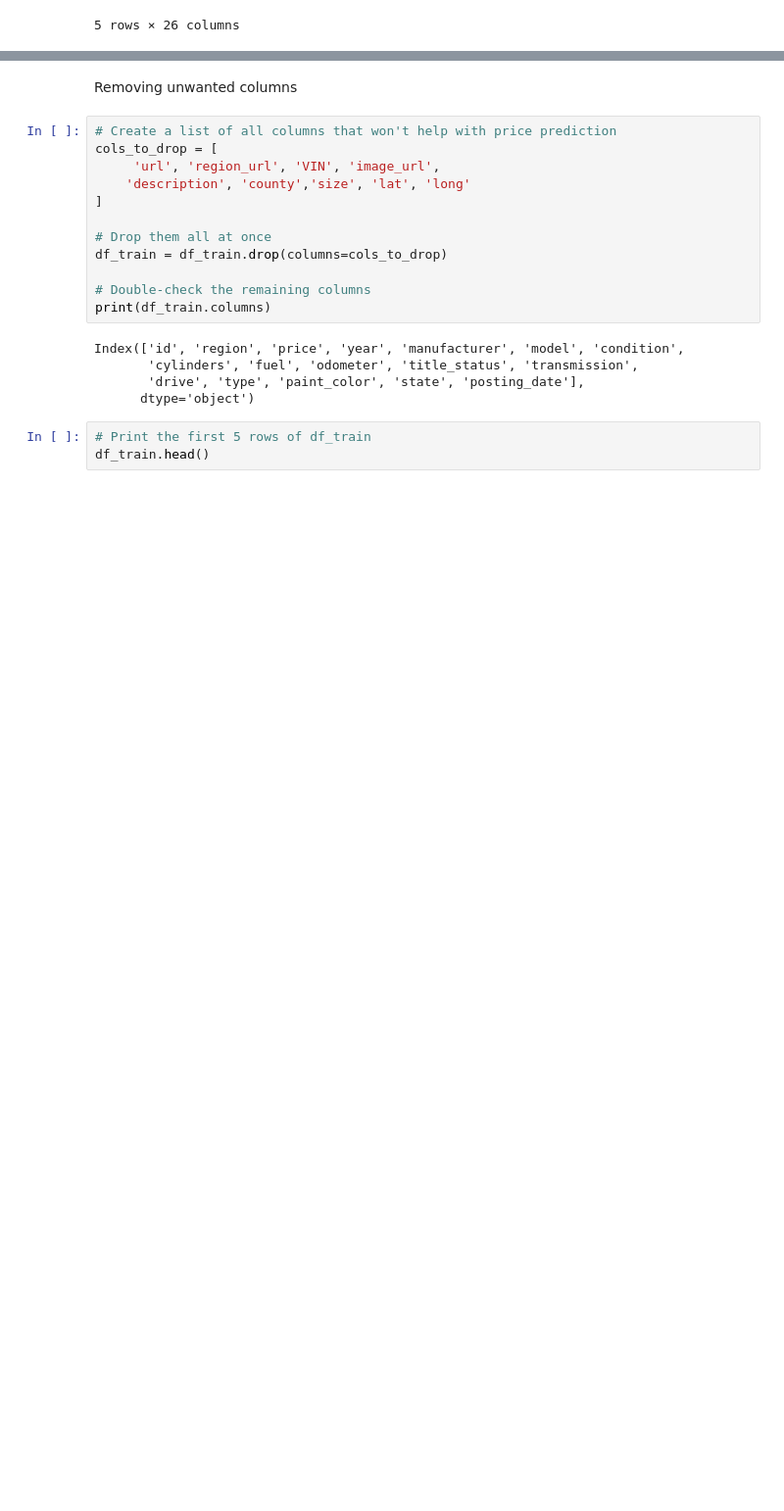
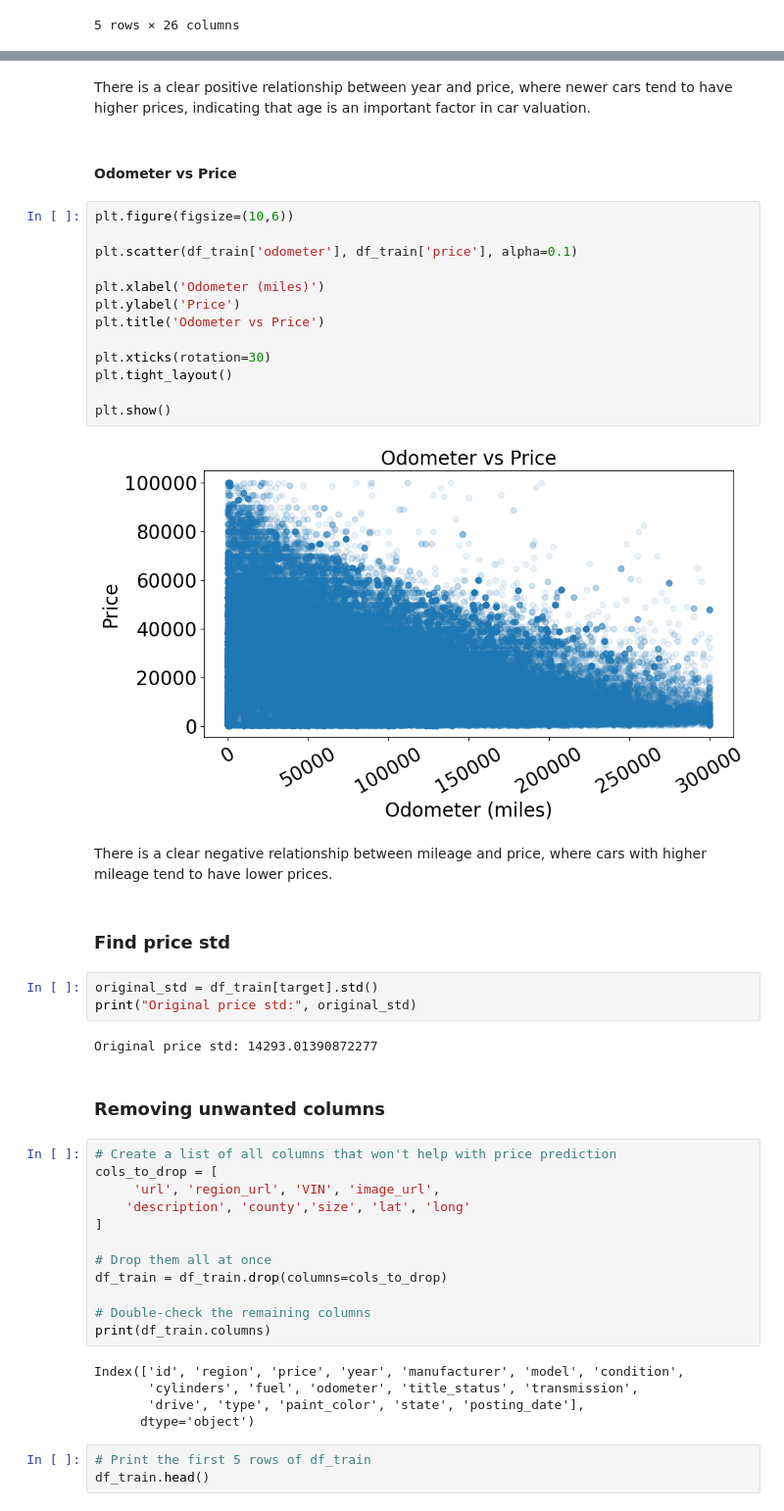
Before and after one commit to Simba-gwu/Machine_learning_project, a Jupyter notebook: Used_Car_Price_Prediction.ipynb, the cells around one changed output, grey strips where cells are left out. Shown at 98% size. Drawn from its saved outputs; the diff is of its cells as text; blank space fills up the shorter version.

```diff
--- a/Used_Car_Price_Prediction.ipynb
+++ b/Used_Car_Price_Prediction.ipynb
@@ -177,5 +198,33 @@ df_train.head()
+# %% [markdown]
+There is a clear positive relationship between year and price, where newer cars tend to have higher prices, indicating that age is an important factor in car valuation.
+# %% [markdown]
+#### **Odometer vs Price**
+# %%
+plt.figure(figsize=(10,6))
+
+plt.scatter(df_train['odometer'], df_train['price'], alpha=0.1)
+
+plt.xlabel('Odometer (miles)')
+plt.ylabel('Price')
+plt.title('Odometer vs Price')
+
+plt.xticks(rotation=30)
+plt.tight_layout()
+
+plt.show()
+# %% [output]
+[figure, added]
+# %% [markdown]
+There is a clear negative relationship between mileage and price, where cars with higher mileage tend to have lower prices.
+# %% [markdown]
+### **Find price std**
+# %%
+original_std = df_train[target].std()
+print("Original price std:", original_std)
+# %% [output]
+Original price std: 14293.01390872277
 # %% [markdown]
-Removing unwanted columns
+### **Removing unwanted columns**
 # %%
 # Create a list of all columns that won't help with price prediction
 cols_to_drop = [
```
Also changed, not shown: parts of 41 cells of this notebook.
